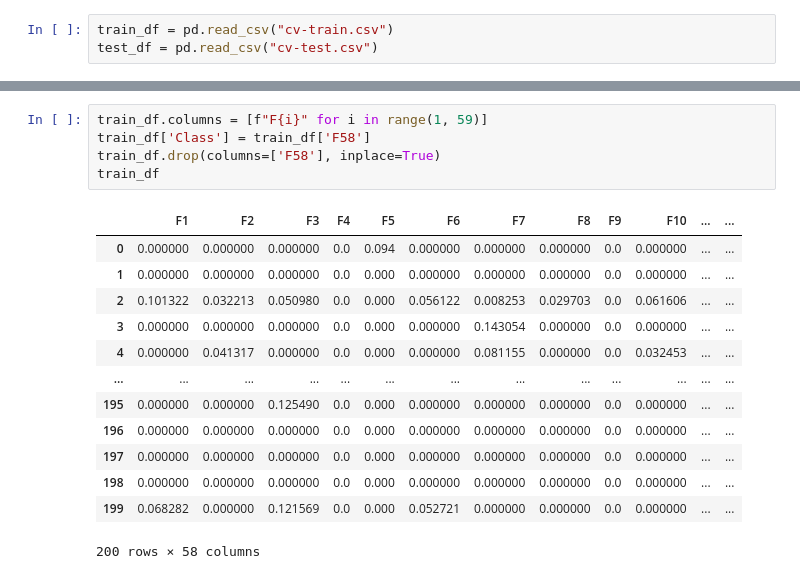
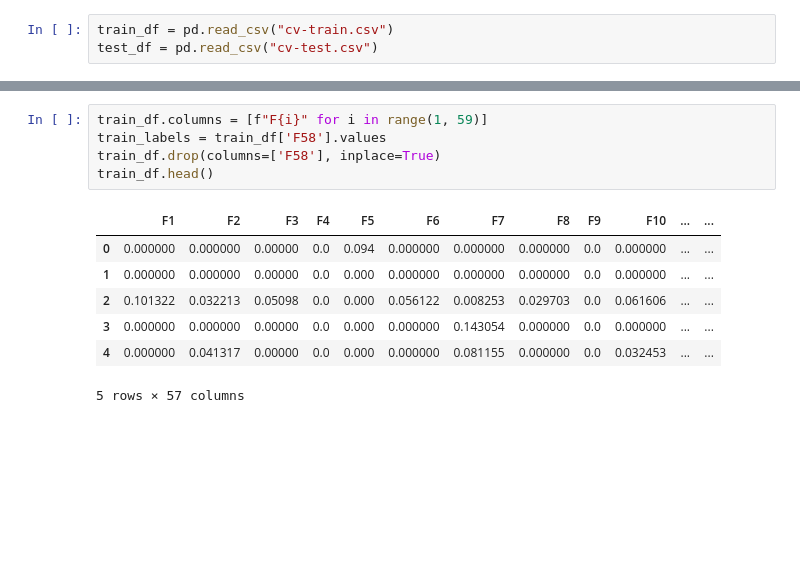
Before and after one commit to Ashrithiiitdm/PRML, a Jupyter notebook: Lab8/cs22b2025_LAB8.ipynb, the cells around one changed output, grey strips where cells are left out. Cells and saved outputs as stored; diff of their text form; blank space fills up the shorter version.

```diff
--- a/Lab8/cs22b2025_LAB8.ipynb
+++ b/Lab8/cs22b2025_LAB8.ipynb
@@ -83,19 +539,13 @@ test_df
 # %%
 train_df.columns = [f"F{i}" for i in range(1, 59)]
-train_df['Class'] = train_df['F58']
+train_labels = train_df['F58'].values
 train_df.drop(columns=['F58'], inplace=True)
-train_df
+train_df.head()
 # %% [output]
 |  | F1 | F2 | F3 | F4 | F5 | F6 | F7 | F8 | F9 | F10 | ... | ... |
-| 0 | 0.000000 | 0.000000 | 0.000000 | 0.0 | 0.094 | 0.000000 | 0.000000 | 0.000000 | 0.0 | 0.000000 | ... | ... |
-| 1 | 0.000000 | 0.000000 | 0.000000 | 0.0 | 0.000 | 0.000000 | 0.000000 | 0.000000 | 0.0 | 0.000000 | ... | ... |
-| 2 | 0.101322 | 0.032213 | 0.050980 | 0.0 | 0.000 | 0.056122 | 0.008253 | 0.029703 | 0.0 | 0.061606 | ... | ... |
-| 3 | 0.000000 | 0.000000 | 0.000000 | 0.0 | 0.000 | 0.000000 | 0.143054 | 0.000000 | 0.0 | 0.000000 | ... | ... |
-| 4 | 0.000000 | 0.041317 | 0.000000 | 0.0 | 0.000 | 0.000000 | 0.081155 | 0.000000 | 0.0 | 0.032453 | ... | ... |
-| ... | ... | ... | ... | ... | ... | ... | ... | ... | ... | ... | ... | ... |
-| 195 | 0.000000 | 0.000000 | 0.125490 | 0.0 | 0.000 | 0.000000 | 0.000000 | 0.000000 | 0.0 | 0.000000 | ... | ... |
-| 196 | 0.000000 | 0.000000 | 0.000000 | 0.0 | 0.000 | 0.000000 | 0.000000 | 0.000000 | 0.0 | 0.000000 | ... | ... |
-| 197 | 0.000000 | 0.000000 | 0.000000 | 0.0 | 0.000 | 0.000000 | 0.000000 | 0.000000 | 0.0 | 0.000000 | ... | ... |
-| 198 | 0.000000 | 0.000000 | 0.000000 | 0.0 | 0.000 | 0.000000 | 0.000000 | 0.000000 | 0.0 | 0.000000 | ... | ... |
-| 199 | 0.068282 | 0.000000 | 0.121569 | 0.0 | 0.000 | 0.052721 | 0.000000 | 0.000000 | 0.0 | 0.000000 | ... | ... |
+| 0 | 0.000000 | 0.000000 | 0.00000 | 0.0 | 0.094 | 0.000000 | 0.000000 | 0.000000 | 0.0 | 0.000000 | ... | ... |
+| 1 | 0.000000 | 0.000000 | 0.00000 | 0.0 | 0.000 | 0.000000 | 0.000000 | 0.000000 | 0.0 | 0.000000 | ... | ... |
+| 2 | 0.101322 | 0.032213 | 0.05098 | 0.0 | 0.000 | 0.056122 | 0.008253 | 0.029703 | 0.0 | 0.061606 | ... | ... |
+| 3 | 0.000000 | 0.000000 | 0.00000 | 0.0 | 0.000 | 0.000000 | 0.143054 | 0.000000 | 0.0 | 0.000000 | ... | ... |
+| 4 | 0.000000 | 0.041317 | 0.00000 | 0.0 | 0.000 | 0.000000 | 0.081155 | 0.000000 | 0.0 | 0.032453 | ... | ... |
-200 rows × 58 columns
+5 rows × 57 columns
```
Also changed, not shown: parts of 27 cells of this notebook, 1 other file.
